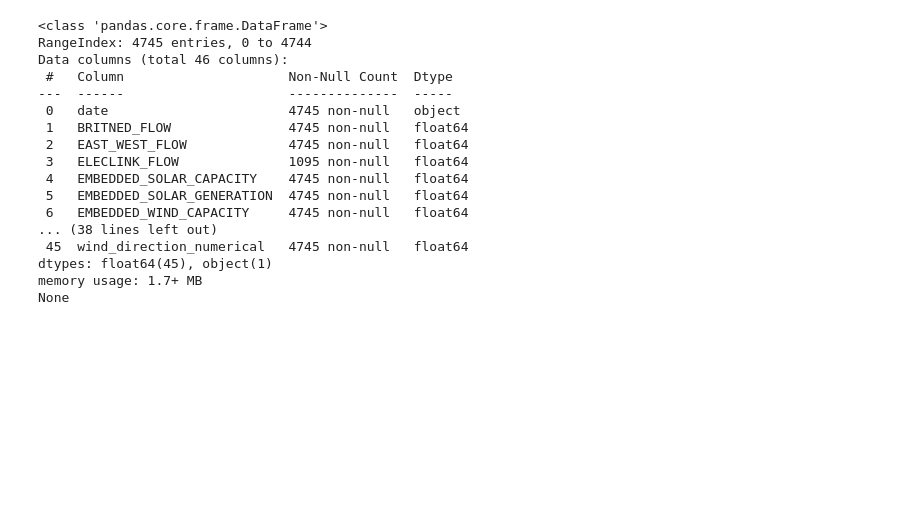
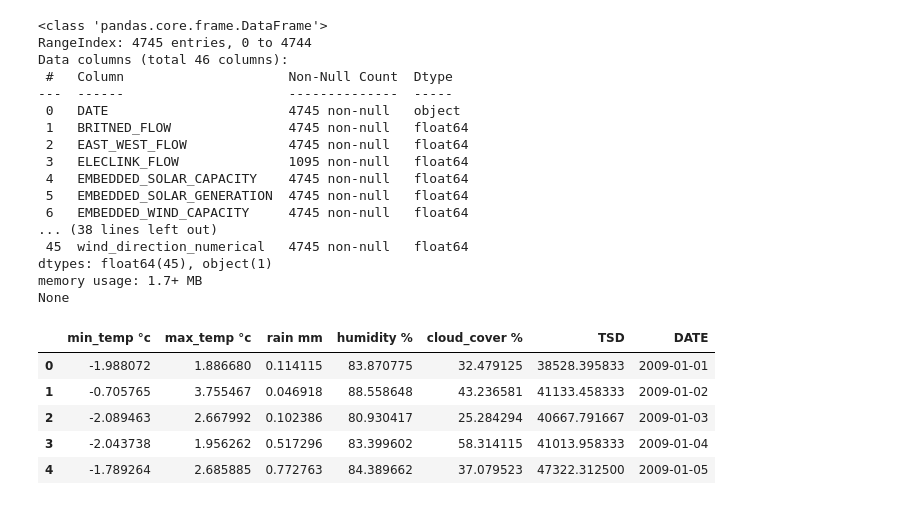
Before and after one commit to TheSunsHoRyzen/Energy-Heatwave-Predictor, a Jupyter notebook: UKDatasetFeatures.ipynb, the cells around one changed output. Saved outputs shown, nothing was run; the diff lists cells and outputs as text; code cells hidden in the pictures; blank space fills up the shorter version.

```diff
--- a/UKDatasetFeatures.ipynb
+++ b/UKDatasetFeatures.ipynb
@@ -3,15 +4,17 @@ import pandas as pd
 # %%
-merged_df = pd.read_csv("merged_ukdata.csv")
-merged_df.head()
+df = pd.read_csv("merged_ukdata.csv")
+df.head()
+df = df.rename(columns={'date': 'DATE'})
 
-print(merged_df.info())
+
+print(df.info())
 # %% [output]
 <class 'pandas.core.frame.DataFrame'>
 RangeIndex: 4745 entries, 0 to 4744
 Data columns (total 46 columns):
  #   Column                     Non-Null Count  Dtype
 ---  ------                     --------------  -----
- 0   date                       4745 non-null   object
+ 0   DATE                       4745 non-null   object
  1   BRITNED_FLOW               4745 non-null   float64
  2   EAST_WEST_FLOW             4745 non-null   float64
  3   ELECLINK_FLOW              1095 non-null   float64
@@ -23,3 +26,19 @@ Data columns (total 46 columns):
 dtypes: float64(45), object(1)
 memory usage: 1.7+ MB
 None
+# %%
+
+
+# Step 2: Drop wind-related columns (case-insensitive match on 'wind')
+wind_columns = [col for col in df.columns if 'WIND' in col.upper()]
+df = df.drop(columns=wind_columns)
+cols_to_keep = ["min_temp °c",	"max_temp °c"	,"rain mm",	"humidity %",	"cloud_cover %","TSD","DATE"]
+df = df[cols_to_keep]
+df.head()
+# %% [output]
+|  | min_temp °c | max_temp °c | rain mm | humidity % | cloud_cover % | TSD | DATE |
+| 0 | -1.988072 | 1.886680 | 0.114115 | 83.870775 | 32.479125 | 38528.395833 | 2009-01-01 |
+| 1 | -0.705765 | 3.755467 | 0.046918 | 88.558648 | 43.236581 | 41133.458333 | 2009-01-02 |
+| 2 | -2.089463 | 2.667992 | 0.102386 | 80.930417 | 25.284294 | 40667.791667 | 2009-01-03 |
+| 3 | -2.043738 | 1.956262 | 0.517296 | 83.399602 | 58.314115 | 41013.958333 | 2009-01-04 |
+| 4 | -1.789264 | 2.685885 | 0.772763 | 84.389662 | 37.079523 | 47322.312500 | 2009-01-05 |
```
Also changed, not shown: parts of 2 cells of this notebook, 2 other files.
